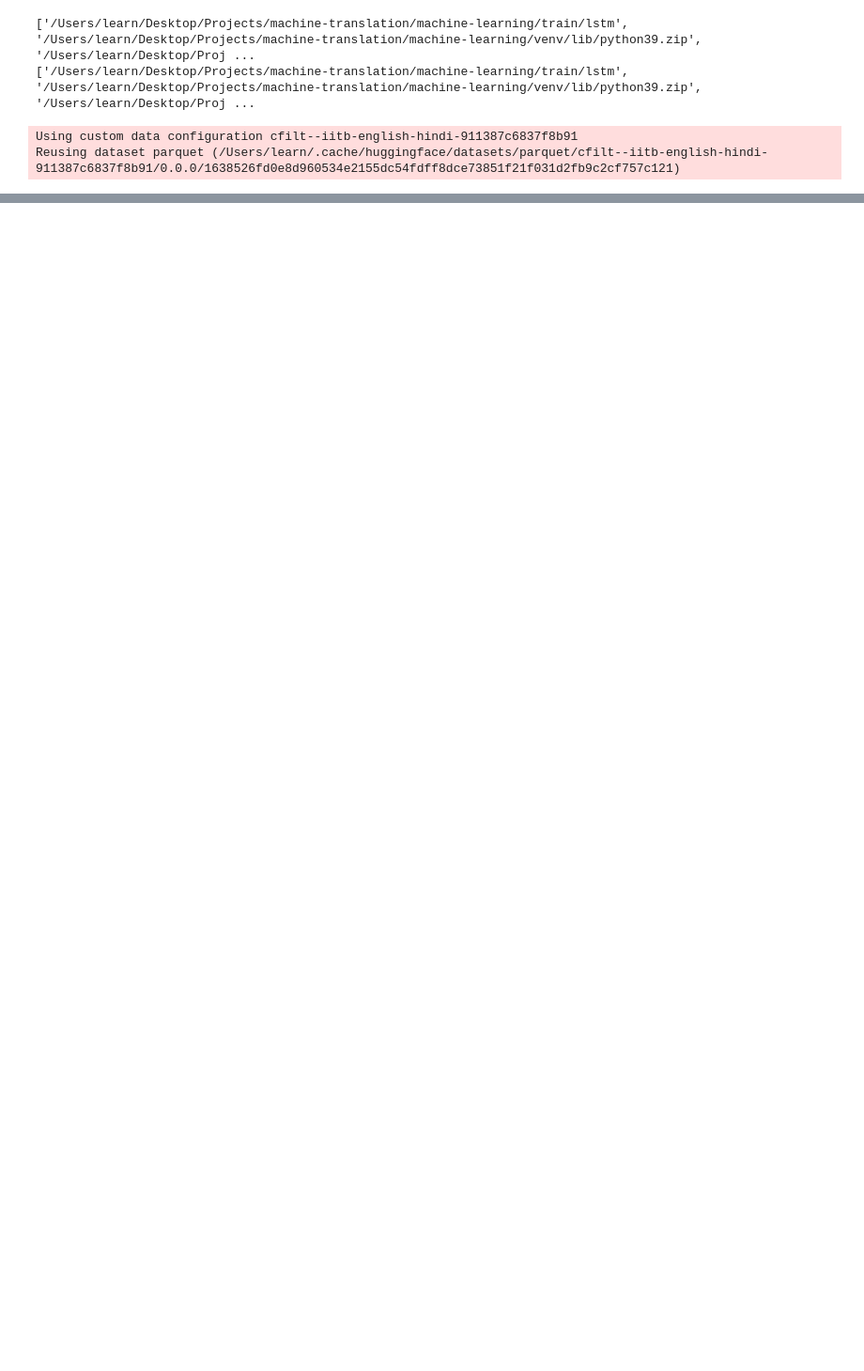
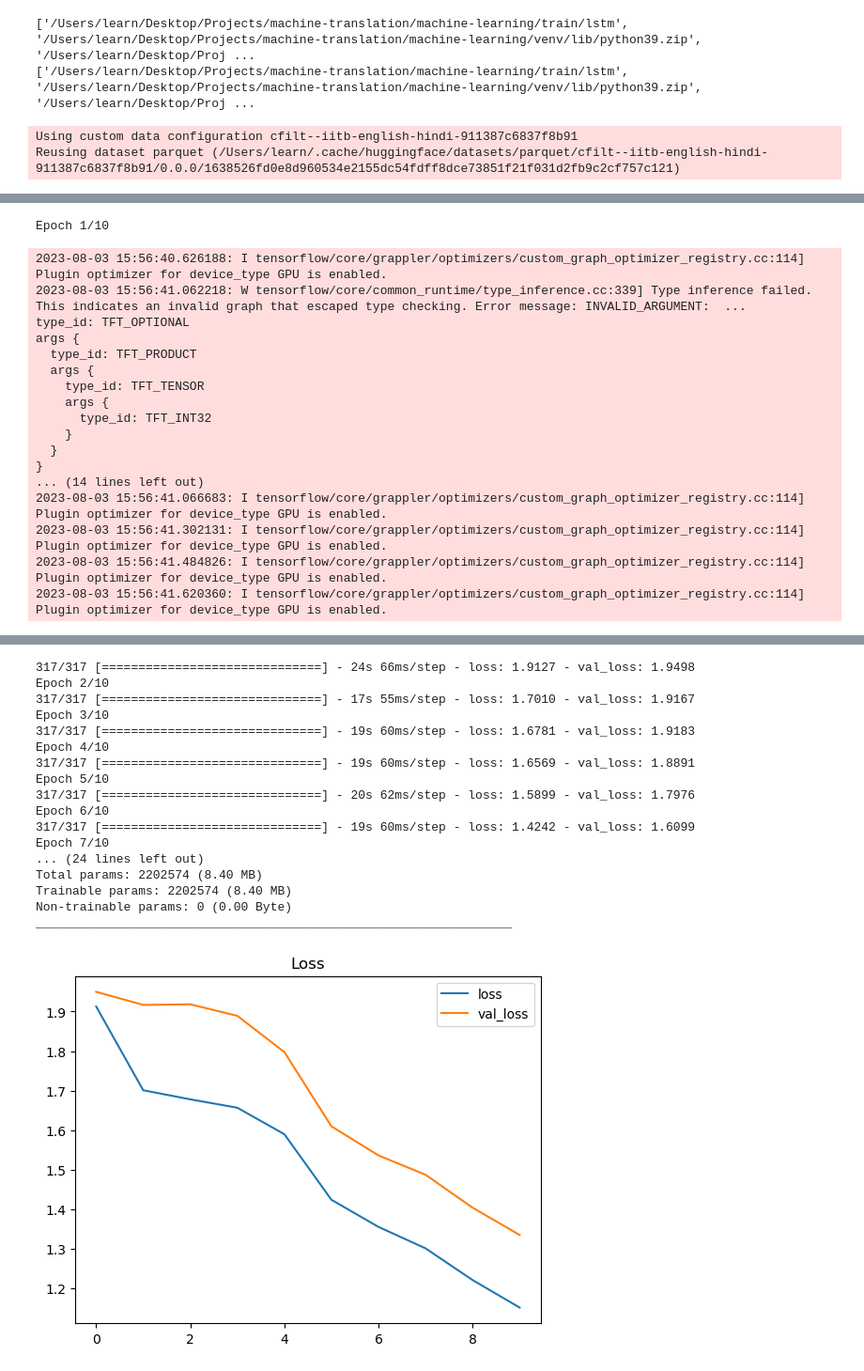
Before and after one commit to ASIF-Mahmud1/machine-translation, a Jupyter notebook: machine-learning/train/lstm/train.ipynb, the cells around one changed output, grey strips where cells are left out. Shown at 94% size. Cells and saved outputs as stored; diff of their text form; code cells hidden in the pictures; blank space fills up the shorter version.

```diff
--- a/machine-learning/train/lstm/train.ipynb
+++ b/machine-learning/train/lstm/train.ipynb
@@ -89,2 +216,2 @@ class Translator():
 # %%
-translator= Translator(training_size=5000)
+translator= Translator(training_size=25000)
@@ -90,0 +225,3 @@ translator= Translator(training_size=5000)
+# %%
+translator.train()
+# %% [output]
@@ -90,0 +233,18 @@ translator= Translator(training_size=5000)
+Epoch 1/10
+2023-08-03 15:56:40.626188: I tensorflow/core/grappler/optimizers/custom_graph_optimizer_registry.cc:114] Plugin optimizer for device_type GPU is enabled.
+2023-08-03 15:56:41.062218: W tensorflow/core/common_runtime/type_inference.cc:339] Type inference failed. This indicates an invalid graph that escaped type checking. Error message: INVALID_ARGUMENT:  ...
+type_id: TFT_OPTIONAL
+args {
+  type_id: TFT_PRODUCT
+  args {
+    type_id: TFT_TENSOR
+    args {
+      type_id: TFT_INT32
+    }
+  }
+}
+... (14 lines left out)
+2023-08-03 15:56:41.066683: I tensorflow/core/grappler/optimizers/custom_graph_optimizer_registry.cc:114] Plugin optimizer for device_type GPU is enabled.
+2023-08-03 15:56:41.302131: I tensorflow/core/grappler/optimizers/custom_graph_optimizer_registry.cc:114] Plugin optimizer for device_type GPU is enabled.
+2023-08-03 15:56:41.484826: I tensorflow/core/grappler/optimizers/custom_graph_optimizer_registry.cc:114] Plugin optimizer for device_type GPU is enabled.
+2023-08-03 15:56:41.620360: I tensorflow/core/grappler/optimizers/custom_graph_optimizer_registry.cc:114] Plugin optimizer for device_type GPU is enabled.
@@ -90,0 +254,18 @@ translator= Translator(training_size=5000)
+317/317 [==============================] - 24s 66ms/step - loss: 1.9127 - val_loss: 1.9498
+Epoch 2/10
+317/317 [==============================] - 17s 55ms/step - loss: 1.7010 - val_loss: 1.9167
+Epoch 3/10
+317/317 [==============================] - 19s 60ms/step - loss: 1.6781 - val_loss: 1.9183
+Epoch 4/10
+317/317 [==============================] - 19s 60ms/step - loss: 1.6569 - val_loss: 1.8891
+Epoch 5/10
+317/317 [==============================] - 20s 62ms/step - loss: 1.5899 - val_loss: 1.7976
+Epoch 6/10
+317/317 [==============================] - 19s 60ms/step - loss: 1.4242 - val_loss: 1.6099
+Epoch 7/10
+... (24 lines left out)
+Total params: 2202574 (8.40 MB)
+Trainable params: 2202574 (8.40 MB)
+Non-trainable params: 0 (0.00 Byte)
+_________________________________________________________________
+[figure, added]
```
Also changed, not shown: parts of 7 cells of this notebook, 1 other file.
